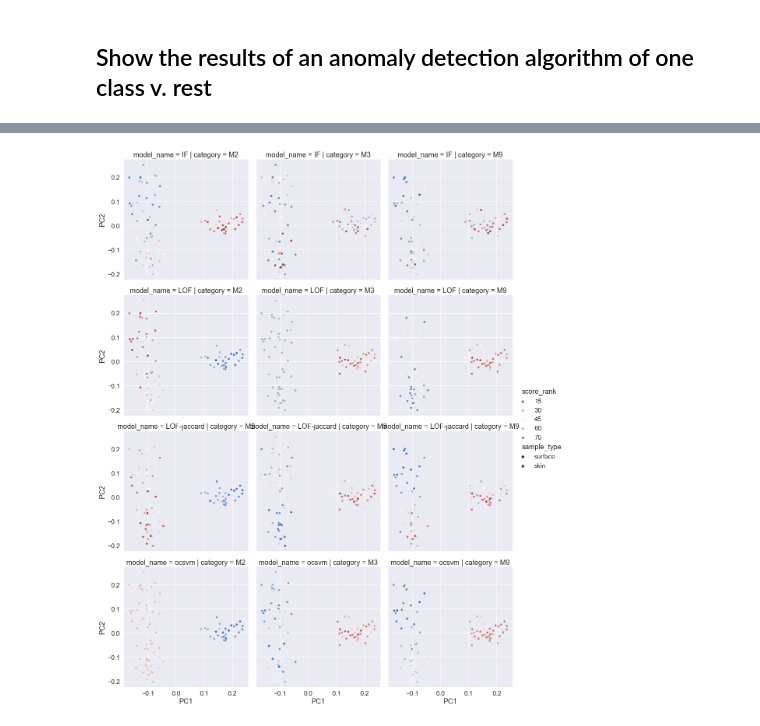
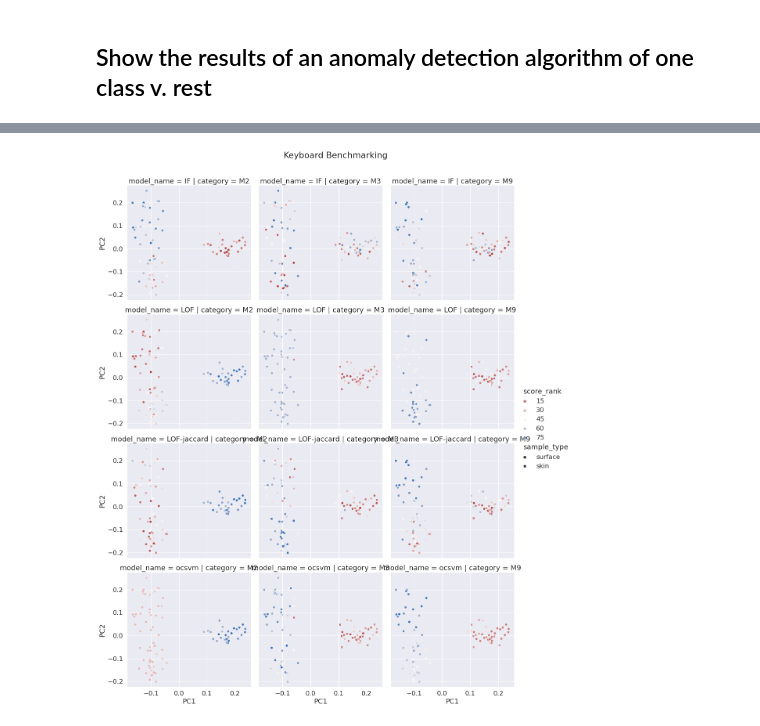
Before and after one commit to gwarmstrong/q2-anomaly-detection, a Jupyter notebook: notebooks/keyboard-ad-benchmark.ipynb, the cells around one changed output, grey strips where cells are left out. Drawn from its saved outputs; the diff is of its cells as text; code cells hidden in the pictures.

```diff
--- a/notebooks/keyboard-ad-benchmark.ipynb
+++ b/notebooks/keyboard-ad-benchmark.ipynb
@@ -35,15 +35,27 @@ def subset_metadata(metadata_all):
     metadata = metadata_all.query('host_subject_id in @subject_ids')
     return metadata
 # %%
-iso = IsolationForest(contamination="auto")
-lof = LocalOutlierFactor(novelty=True,
+iso = Pipeline([
+    ('asdense', AsDense()),
+    ('iso', IsolationForest(contamination="auto")),
+])
+lof = Pipeline([
+    ('asdense', AsDense()),
+    ('lof', LocalOutlierFactor(novelty=True,
                          contamination="auto",
-                        )
-lof_jaccard = LocalOutlierFactor(novelty=True,
+                        ))
+])
+lof_jaccard = Pipeline([
+    ('asdense', AsDense()),
+    ('lof-jaccard', LocalOutlierFactor(novelty=True,
                          contamination="auto",
                          metric='jaccard',
-                        )
-ocsvm = OneClassSVM(gamma='auto')
+                        ))
+])
+ocsvm = Pipeline([
+    ('asdense', AsDense()),
+    ('ocsvm', OneClassSVM(gamma='auto'))
+])
 # %%
 # CONVENTION: anomaly scores should be transformed onto (0, 1) where 1 is
 #  least anomalous and 0 is the most anomalous
@@ -121,8 +133,12 @@ plt.tight_layout()
 # %% [markdown]
 ## Show the results of an anomaly detection algorithm of one class v. rest
 # %%
+splitter = ColumnValueSplitter(TRAINING_CATEGORY, TRUTH_CATEGORY)
+external_scorer = ExternalScorer()
 benchmark = Benchmark(models)
-all_results = benchmark.benchmarking_loop(subtable, submetadata, TRUTH_CATEGORY, TRAINING_CATEGORY)
+benchmark.set_scorer(external_scorer)
+benchmark.set_splitter(splitter)
+all_results = benchmark.benchmarking_loop(subtable, submetadata)
 # %%
 res_df = all_results.long_form()
 # %%
@@ -146,14 +163,17 @@ sns.set(font_scale=1.5)
 # %%
 ax = sns.relplot(x='PC1', y='PC2',
             data=res_with_pc,
             col='category',
             row='model_name',
             hue='score_rank',
             palette='vlag_r',
             style='sample_type',
             aspect=1,
            )
+plt.subplots_adjust(top=0.92)
+ax.fig.suptitle('Keyboard Benchmarking')
+plt.savefig('results/keyboard-ad-fig.png')
 # %% [output]
-[figure, old version]
+[figure, new version]
 # %%
 all_results.short_form()
```
Also changed, not shown: parts of 5 cells of this notebook, 5 other files.
